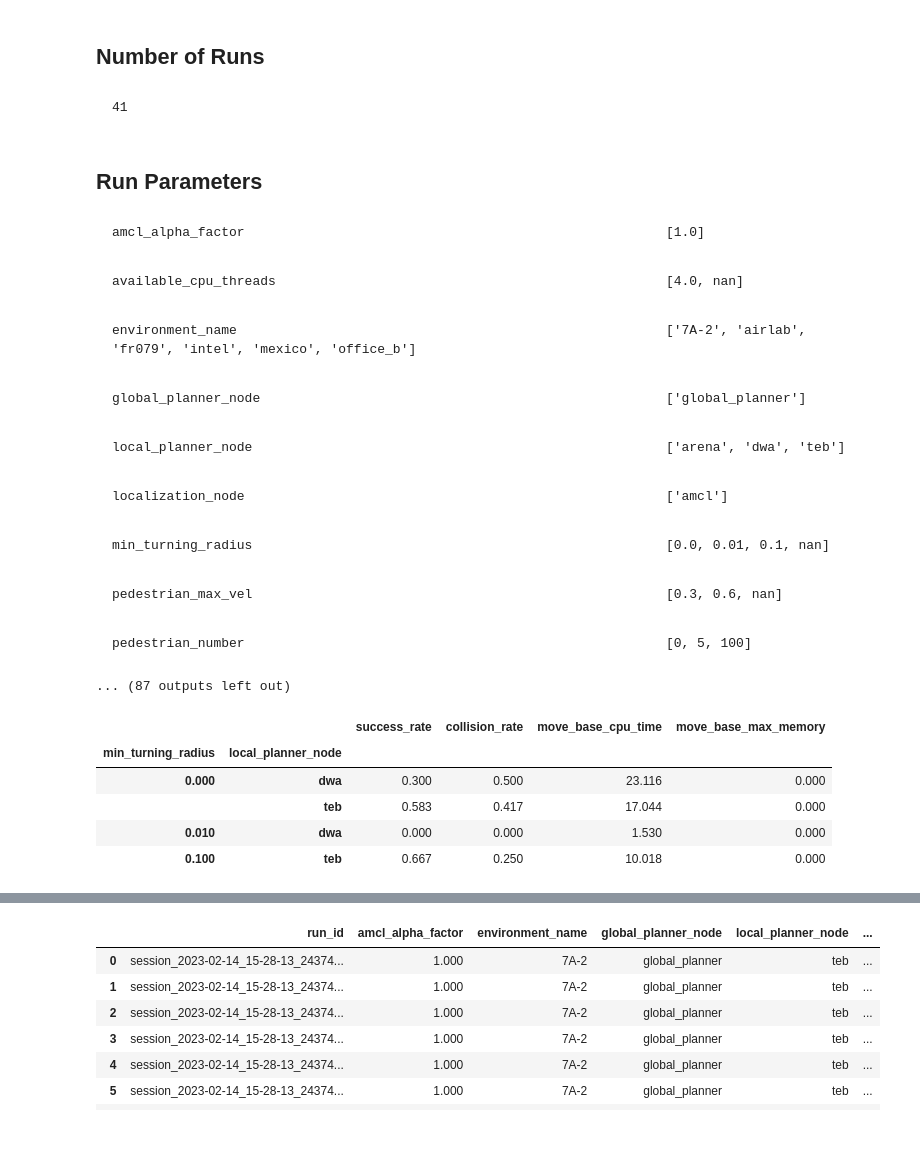
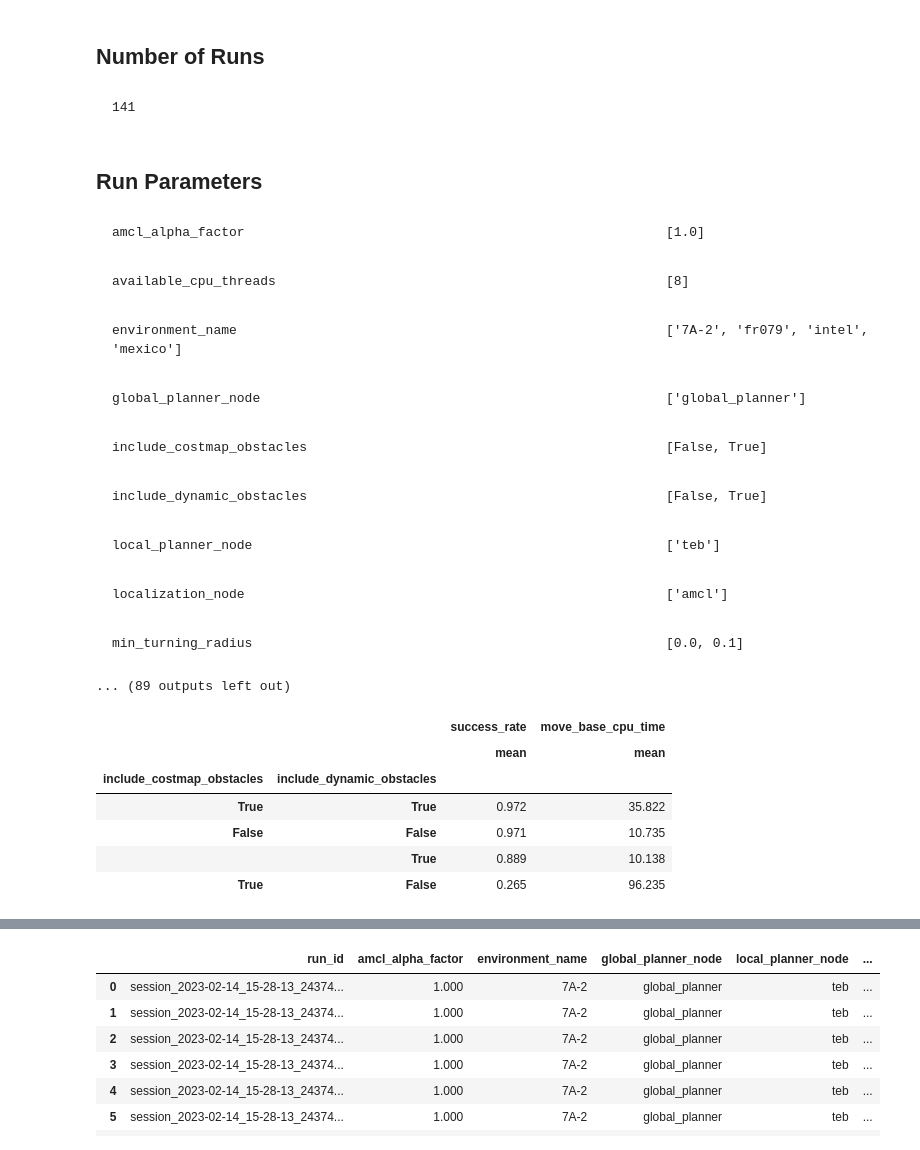
Before and after one commit to AIRLab-POLIMI/local_planning_performance_modelling, a Jupyter notebook: notebooks/thesis_plots.ipynb, the cells around one changed output, grey strips where cells are left out. Drawn from its saved outputs; the diff is of its cells as text; code cells hidden in the pictures.

```diff
--- a/notebooks/thesis_plots.ipynb
+++ b/notebooks/thesis_plots.ipynb
@@ -40,13 +40,13 @@ pd.options.display.float_format = '{:,.3f}'.format
 plt.rcParams['figure.figsize'] = [10, 10]
 plt.rcParams['lines.linewidth'] = 2
 # %%
-# df = pd.read_csv(path.expanduser("~/ds/performance_modelling/output/test_local_planning/results.csv"))
-# with open(path.expanduser("~/ds/performance_modelling/output/test_local_planning/results_info.yaml")) as results_info_file:
+df = pd.read_csv(path.expanduser("~/ds/performance_modelling/output/local_planning/results.csv"))
+with open(path.expanduser("~/ds/performance_modelling/output/local_planning/results_info.yaml")) as results_info_file:
+    results_info = yaml.safe_load(results_info_file)
+
+# df = pd.read_csv(path.expanduser("~/ds_alt/performance_modelling/output_plot_no_pedestrian_data/results.csv"))
+# with open(path.expanduser("~/ds_alt/performance_modelling/output_plot_no_pedestrian_data/results_info.yaml")) as results_info_file:
 #     results_info = yaml.safe_load(results_info_file)
-
-df = pd.read_csv(path.expanduser("~/ds_alt/performance_modelling/output_plot_no_pedestrian_data/results.csv"))
-with open(path.expanduser("~/ds_alt/performance_modelling/output_plot_no_pedestrian_data/results_info.yaml")) as results_info_file:
-    results_info = yaml.safe_load(results_info_file)
 
 df.rename(inplace=True, columns={
     'collisionless_localization_update_absolute_translation_error_mean': 'absolute_translation_error',
@@ -117,25 +117,25 @@ if True:
             printmd(f"    {name:<70} min: {df[name].min(skipna=True):10.4g} {'avg':>15}: {df[name].mean(skipna=True):10.4g} {'max':>15}: {df[name].max(skipna=True):10.4g} {'nan':>15}: {sum(df[name].isna()):10.4g}")
 # %% [output]
 ## Number of Runs
-    41
+    141
 ## Run Parameters
     amcl_alpha_factor                                                      [1.0]
-    available_cpu_threads                                                  [4.0, nan]
+    available_cpu_threads                                                  [8]
-    environment_name                                                       ['7A-2', 'airlab', 'fr079', 'intel', 'mexico', 'office_b']
+    environment_name                                                       ['7A-2', 'fr079', 'intel', 'mexico']
     global_planner_node                                                    ['global_planner']
-    local_planner_node                                                     ['arena', 'dwa', 'teb']
+    include_costmap_obstacles                                              [False, True]
-    localization_node                                                      ['amcl']
+    include_dynamic_obstacles                                              [False, True]
-    min_turning_radius                                                     [0.0, 0.01, 0.1, nan]
+    local_planner_node                                                     ['teb']
-    pedestrian_max_vel                                                     [0.3, 0.6, nan]
+    localization_node                                                      ['amcl']
-    pedestrian_number                                                      [0, 5, 100]
+    min_turning_radius                                                     [0.0, 0.1]
-... (87 outputs left out)
+... (89 outputs left out)
 # %%
-df.groupby(by=['min_turning_radius', 'local_planner_node']).agg('mean')[['success_rate', 'collision_rate', 'move_base_cpu_time', 'move_base_max_memory']]
-#df.groupby(by=('min_turning_radius', 'include_costmap_obstacles', 'include_dynamic_obstacles'))
+df.groupby(by=['include_costmap_obstacles', 'include_dynamic_obstacles']).agg(['mean'])[['success_rate', 'move_base_cpu_time']].sort_values(by=('success_rate', 'mean'), ascending=False)
 # %% [output]
-|  |  | success_rate | collision_rate | move_base_cpu_time | move_base_max_memory |
-| min_turning_radius | local_planner_node |  |  |  |  |
-| 0.000 | dwa | 0.300 | 0.500 | 23.116 | 0.000 |
-|  | teb | 0.583 | 0.417 | 17.044 | 0.000 |
-| 0.010 | dwa | 0.000 | 0.000 | 1.530 | 0.000 |
-| 0.100 | teb | 0.667 | 0.250 | 10.018 | 0.000 |
+|  |  | success_rate | move_base_cpu_time |
+|  |  | mean | mean |
+| include_costmap_obstacles | include_dynamic_obstacles |  |  |
+| True | True | 0.972 | 35.822 |
+| False | False | 0.971 | 10.735 |
+|  | True | 0.889 | 10.138 |
+| True | False | 0.265 | 96.235 |
```
Also changed, not shown: parts of 4 cells of this notebook, 2 other files.
